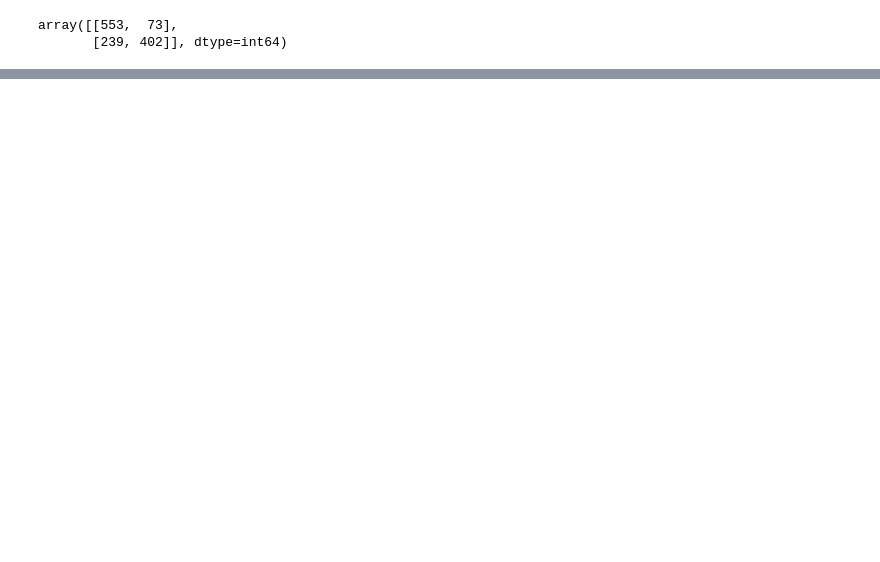
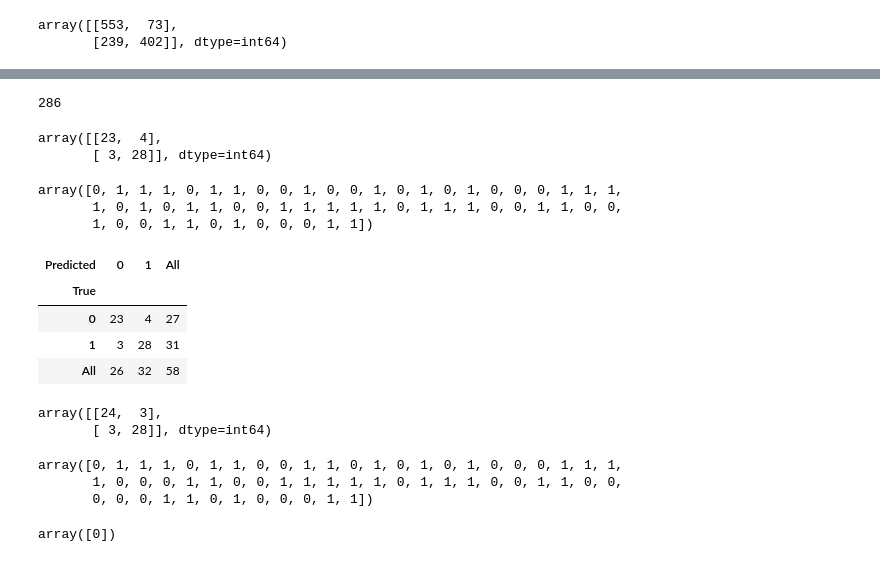
Before and after one commit to MackHartley/FakeNewsClassifier, a Jupyter notebook: exploratory.ipynb, the cells around one changed output, grey strips where cells are left out. Cells and saved outputs as stored; diff of their text form; code cells hidden in the pictures; blank space fills up the shorter version.

```diff
--- a/exploratory.ipynb
+++ b/exploratory.ipynb
@@ -101,0 +158,34 @@ array([[553,  73],
+# %%
+real_values = list(real_ranks.values())[:143]
+fake_values = list(fake_ranks.values())[:143]
+features = real_values + fake_values
+labels = [1 for i in range(143)]+[0 for i in range(143)]
+# %%
+len(labels)
+# %% [output]
+286
+# %%
+X_train, X_test, y_train, y_test = train_test_split(features, labels, test_size=0.2)
+# %%
+clf = tree.DecisionTreeClassifier()
+clf = clf.fit(X_train, y_train)
+# %%
+Y_pred = clf.predict(X_test)
+confusion_matrix(y_test, Y_pred)
+# %% [output]
+array([[23,  4],
+       [ 3, 28]], dtype=int64)
+# %%
+Y_pred
+# %% [output]
+array([0, 1, 1, 1, 0, 1, 1, 0, 0, 1, 0, 0, 1, 0, 1, 0, 1, 0, 0, 0, 1, 1, 1,
+       1, 0, 1, 0, 1, 1, 0, 0, 1, 1, 1, 1, 1, 0, 1, 1, 1, 0, 0, 1, 1, 0, 0,
+       1, 0, 0, 1, 1, 0, 1, 0, 0, 0, 1, 1])
+# %%
+pd.crosstab(pd.Series(y_test), pd.Series(Y_pred), rownames=['True'], colnames=['Predicted'], margins=True)
+# %% [output]
+| Predicted | 0 | 1 | All |
+| True |  |  |  |
+| 0 | 23 | 4 | 27 |
+| 1 | 3 | 28 | 31 |
+| All | 26 | 32 | 58 |
@@ -101,0 +199,17 @@ array([[553,  73],
+# %%
+Y_pred = neigh.predict(X_test)
+confusion_matrix(y_test, Y_pred)
+# %% [output]
+array([[24,  3],
+       [ 3, 28]], dtype=int64)
+# %%
+Y_pred
+# %% [output]
+array([0, 1, 1, 1, 0, 1, 1, 0, 0, 1, 1, 0, 1, 0, 1, 0, 1, 0, 0, 0, 1, 1, 1,
+       1, 0, 0, 0, 1, 1, 0, 0, 1, 1, 1, 1, 1, 0, 1, 1, 1, 0, 0, 1, 1, 0, 0,
+       0, 0, 0, 1, 1, 0, 1, 0, 0, 0, 1, 1])
+# %%
+hspr = [[search_site('lefigaro.fr')[2], search_site('lefigaro.fr')[0]]]
+neigh.predict(hspr)
+# %% [output]
+array([0])
```
Also changed, not shown: parts of 21 cells of this notebook.
